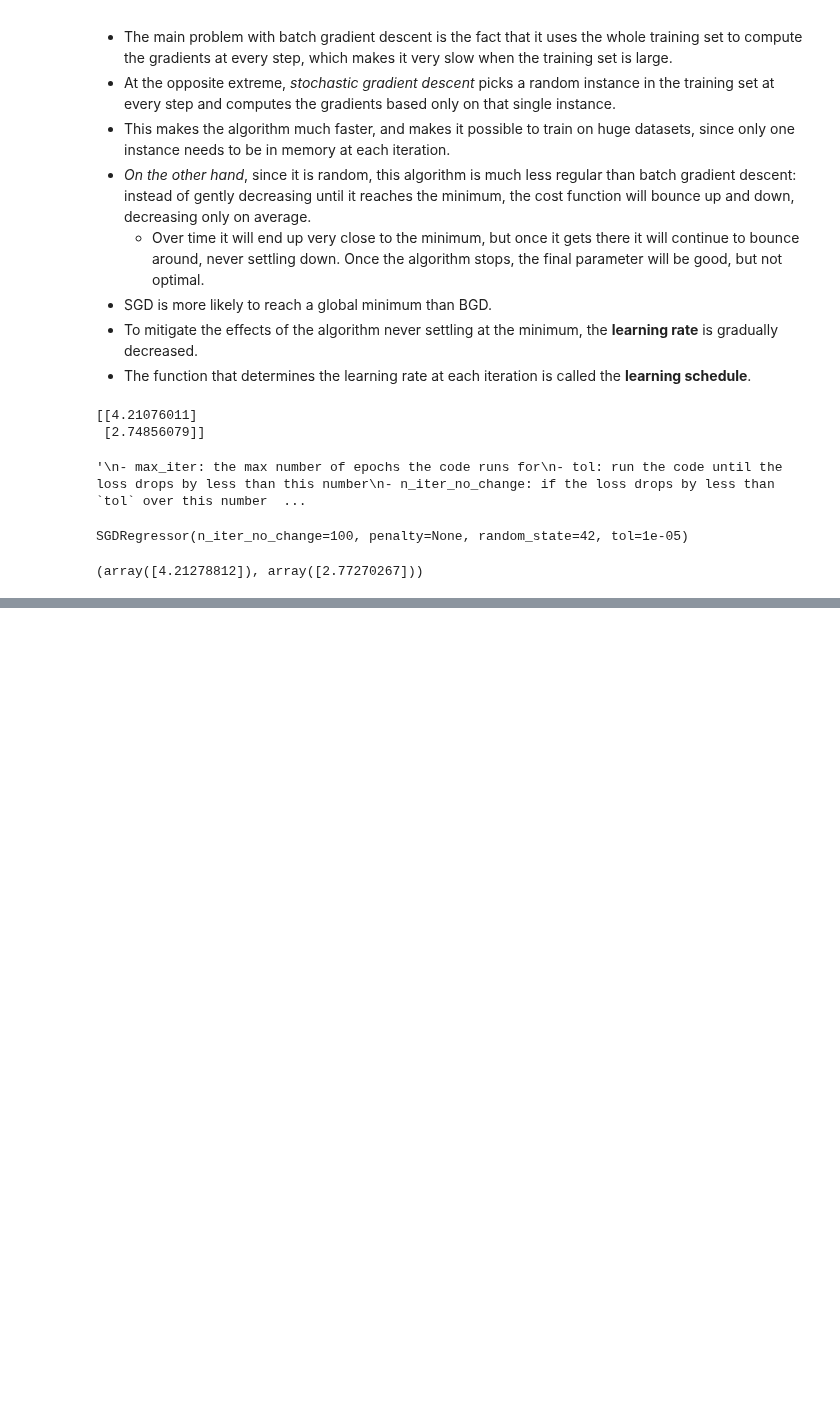
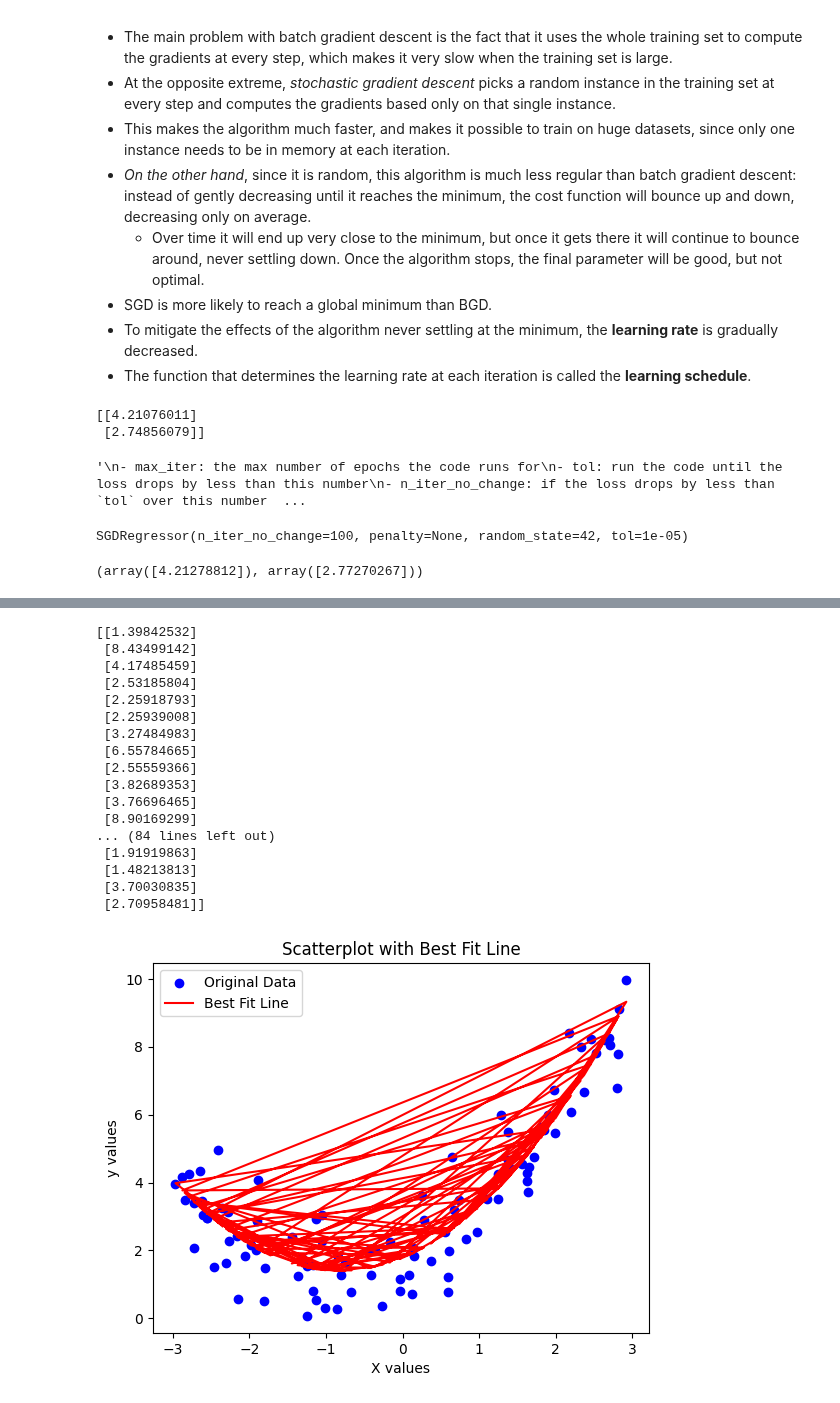
Before and after one commit to TevinAchong/hands-on-ml, a Jupyter notebook: chapter_04/eda.ipynb, the cells around one changed output, grey strips where cells are left out. Cells and saved outputs as stored; diff of their text form; code cells hidden in the pictures; blank space fills up the shorter version.

```diff
--- a/chapter_04/eda.ipynb
+++ b/chapter_04/eda.ipynb
@@ -263,0 +365,36 @@ sgd_reg.intercept_, sgd_reg.coef_
+# %%
+# Scatterplot
+plt.scatter(X_nonlinear, y_nonlinear, color='blue', label='Original Data')
+
+# Best Fit Line
+y_pred_poly = lin_reg_on_poly.predict(X_poly)
+print(y_pred_poly)
+plt.plot(X_nonlinear, y_pred_poly, color='red', label='Best Fit Line')
+
+# Add labels and legend
+plt.xlabel('X values')
+plt.ylabel('y values')
+plt.title('Scatterplot with Best Fit Line')
+plt.legend()
+
+# Show plot
+plt.show()
+# %% [output]
+[[1.39842532]
+ [8.43499142]
+ [4.17485459]
+ [2.53185804]
+ [2.25918793]
+ [2.25939008]
+ [3.27484983]
+ [6.55784665]
+ [2.55559366]
+ [3.82689353]
+ [3.76696465]
+ [8.90169299]
+... (84 lines left out)
+ [1.91919863]
+ [1.48213813]
+ [3.70030835]
+ [2.70958481]]
+[figure, added]
```
Also changed, not shown: parts of 13 cells of this notebook.
